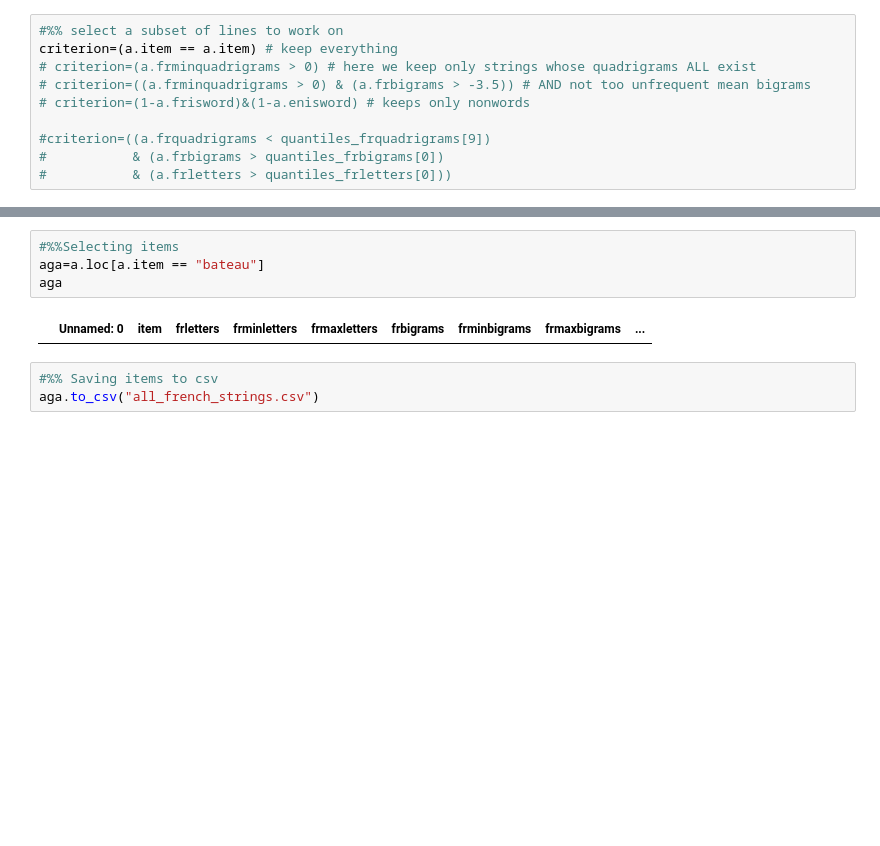
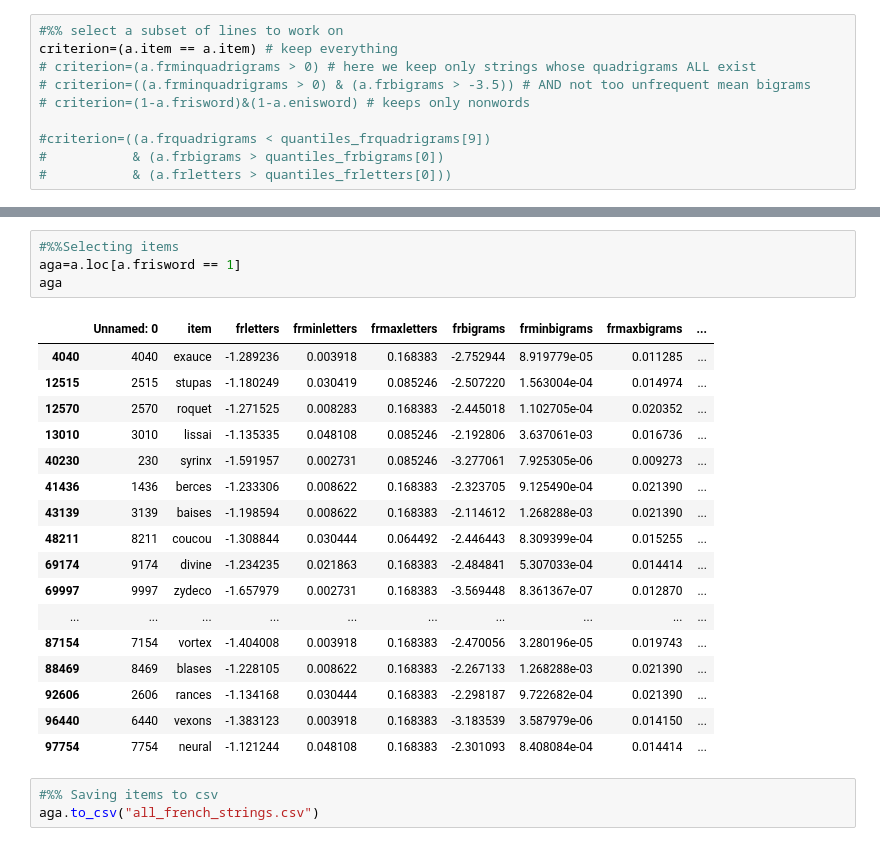
Before and after one commit to chrplr/compute-pseudowords, a Jupyter notebook: explore_sublex_stats_101218.ipynb, the cells around one changed output, grey strips where cells are left out. Drawn from its saved outputs; the diff is of its cells as text; blank space fills up the shorter version.

```diff
--- a/explore_sublex_stats_101218.ipynb
+++ b/explore_sublex_stats_101218.ipynb
@@ -179,9 +189,25 @@ g.ax_joint.plot(lims, lims, ':k')
 # %%
 #%%Selecting items
-aga=a.loc[a.item == "bateau"]
+aga=a.loc[a.frisword == 1]
 aga
 # %% [output]
 |  | Unnamed: 0 | item | frletters | frminletters | frmaxletters | frbigrams | frminbigrams | frmaxbigrams | ... |
+| 4040 | 4040 | exauce | -1.289236 | 0.003918 | 0.168383 | -2.752944 | 8.919779e-05 | 0.011285 | ... |
+| 12515 | 2515 | stupas | -1.180249 | 0.030419 | 0.085246 | -2.507220 | 1.563004e-04 | 0.014974 | ... |
+| 12570 | 2570 | roquet | -1.271525 | 0.008283 | 0.168383 | -2.445018 | 1.102705e-04 | 0.020352 | ... |
+| 13010 | 3010 | lissai | -1.135335 | 0.048108 | 0.085246 | -2.192806 | 3.637061e-03 | 0.016736 | ... |
+| 40230 | 230 | syrinx | -1.591957 | 0.002731 | 0.085246 | -3.277061 | 7.925305e-06 | 0.009273 | ... |
+| 41436 | 1436 | berces | -1.233306 | 0.008622 | 0.168383 | -2.323705 | 9.125490e-04 | 0.021390 | ... |
+| 43139 | 3139 | baises | -1.198594 | 0.008622 | 0.168383 | -2.114612 | 1.268288e-03 | 0.021390 | ... |
+| 48211 | 8211 | coucou | -1.308844 | 0.030444 | 0.064492 | -2.446443 | 8.309399e-04 | 0.015255 | ... |
+| 69174 | 9174 | divine | -1.234235 | 0.021863 | 0.168383 | -2.484841 | 5.307033e-04 | 0.014414 | ... |
+| 69997 | 9997 | zydeco | -1.657979 | 0.002731 | 0.168383 | -3.569448 | 8.361367e-07 | 0.012870 | ... |
+| ... | ... | ... | ... | ... | ... | ... | ... | ... | ... |
+| 87154 | 7154 | vortex | -1.404008 | 0.003918 | 0.168383 | -2.470056 | 3.280196e-05 | 0.019743 | ... |
+| 88469 | 8469 | blases | -1.228105 | 0.008622 | 0.168383 | -2.267133 | 1.268288e-03 | 0.021390 | ... |
+| 92606 | 2606 | rances | -1.134168 | 0.030444 | 0.168383 | -2.298187 | 9.722682e-04 | 0.021390 | ... |
+| 96440 | 6440 | vexons | -1.383123 | 0.003918 | 0.168383 | -3.183539 | 3.587979e-06 | 0.014150 | ... |
+| 97754 | 7754 | neural | -1.121244 | 0.048108 | 0.168383 | -2.301093 | 8.408084e-04 | 0.014414 | ... |
 # %%
 #%% Saving items to csv
 aga.to_csv("all_french_strings.csv")
```
Also changed, not shown: parts of 9 cells of this notebook, 4 other files.
